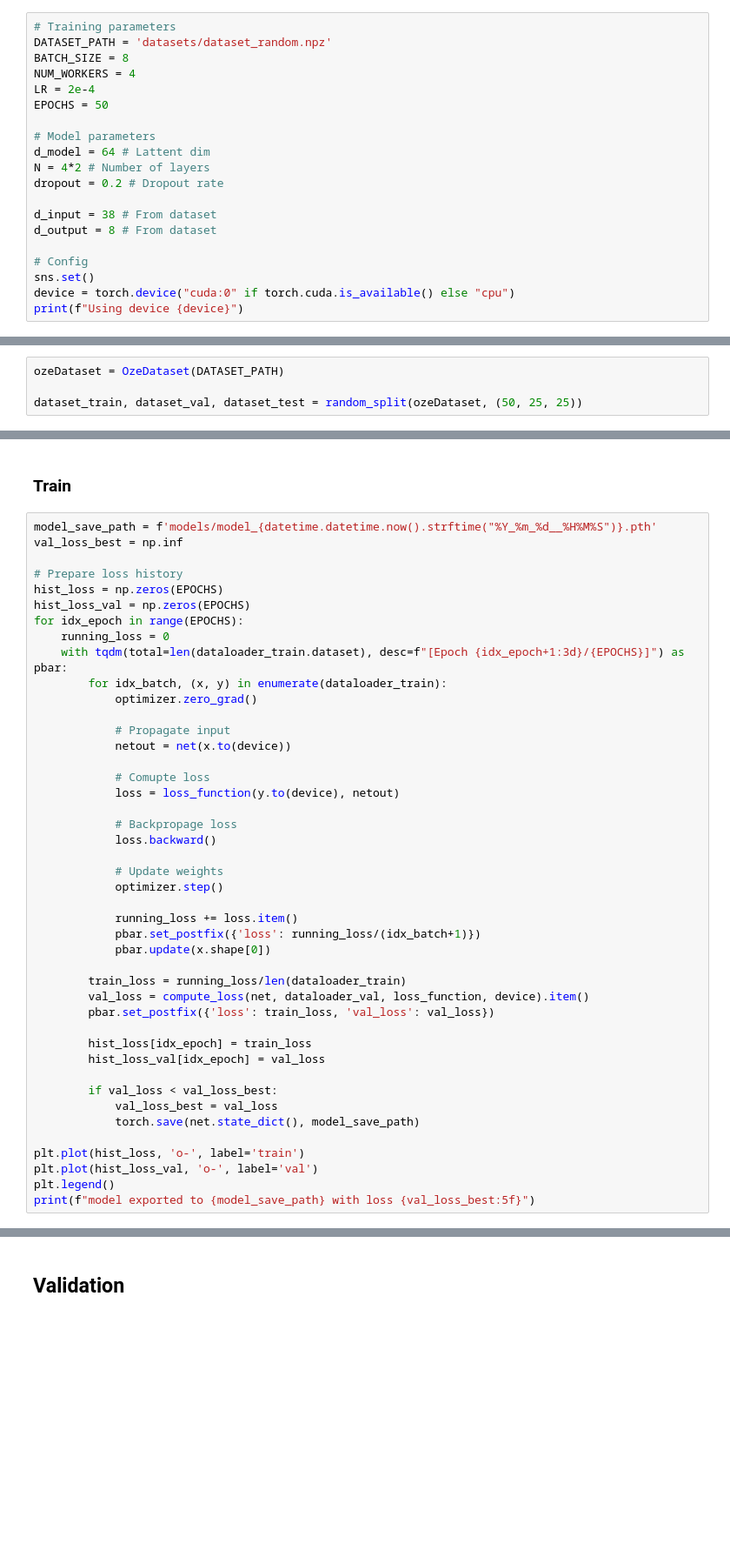
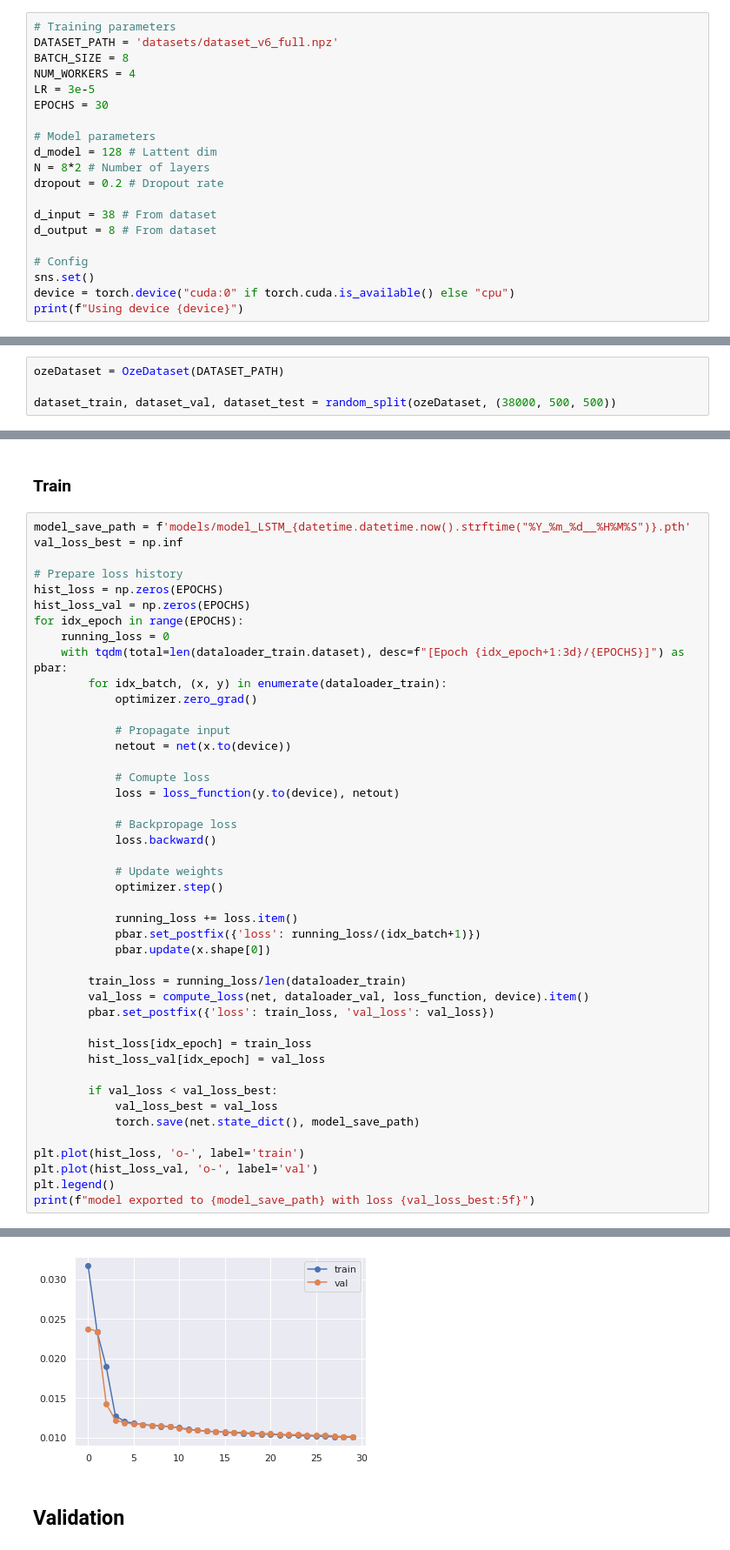
Before and after one commit to maxjcohen/transformer, a Jupyter notebook: benchmark.ipynb, the cells around one changed output, grey strips where cells are left out. Shown at 87% size. Drawn from its saved outputs; the diff is of its cells as text; blank space fills up the shorter version.

Commit message:
Add benchmark training

```diff
--- a/benchmark.ipynb
+++ b/benchmark.ipynb
@@ -19,15 +19,15 @@ from src.dataset import OzeDataset
 from src.utils import visual_sample, compute_loss
 # %%
 # Training parameters
-DATASET_PATH = 'datasets/dataset_random.npz'
+DATASET_PATH = 'datasets/dataset_v6_full.npz'
 BATCH_SIZE = 8
 NUM_WORKERS = 4
-LR = 2e-4
-EPOCHS = 50
+LR = 3e-5
+EPOCHS = 30
 
 # Model parameters
-d_model = 64 # Lattent dim
-N = 4*2 # Number of layers
+d_model = 128 # Lattent dim
+N = 8*2 # Number of layers
 dropout = 0.2 # Dropout rate
 
 d_input = 38 # From dataset
@@ -44,7 +46,7 @@ print(f"Using device {device}")
 # %%
 ozeDataset = OzeDataset(DATASET_PATH)
 
-dataset_train, dataset_val, dataset_test = random_split(ozeDataset, (50, 25, 25))
+dataset_train, dataset_val, dataset_test = random_split(ozeDataset, (38000, 500, 500))
 # %%
 dataloader_train = DataLoader(dataset_train,
                               batch_size=BATCH_SIZE,
@@ -74,7 +76,7 @@ loss_function = OZELoss(alpha=0.3)
 # %% [markdown]
 ### Train
 # %%
-model_save_path = f'models/model_{datetime.datetime.now().strftime("%Y_%m_%d__%H%M%S")}.pth'
+model_save_path = f'models/model_LSTM_{datetime.datetime.now().strftime("%Y_%m_%d__%H%M%S")}.pth'
 val_loss_best = np.inf
 
 # Prepare loss history
@@ -117,3 +119,4 @@ plt.plot(hist_loss, 'o-', label='train')
 plt.plot(hist_loss_val, 'o-', label='val')
 plt.legend()
 print(f"model exported to {model_save_path} with loss {val_loss_best:5f}")
+# %% [output]
@@ -120,3 +124,4 @@ print(f"model exported to {model_save_path} with loss {val_loss_best:5f}")
+[figure, added]
 # %% [markdown]
 ## Validation
 # %%
```
Also changed, not shown: parts of 4 cells of this notebook.
